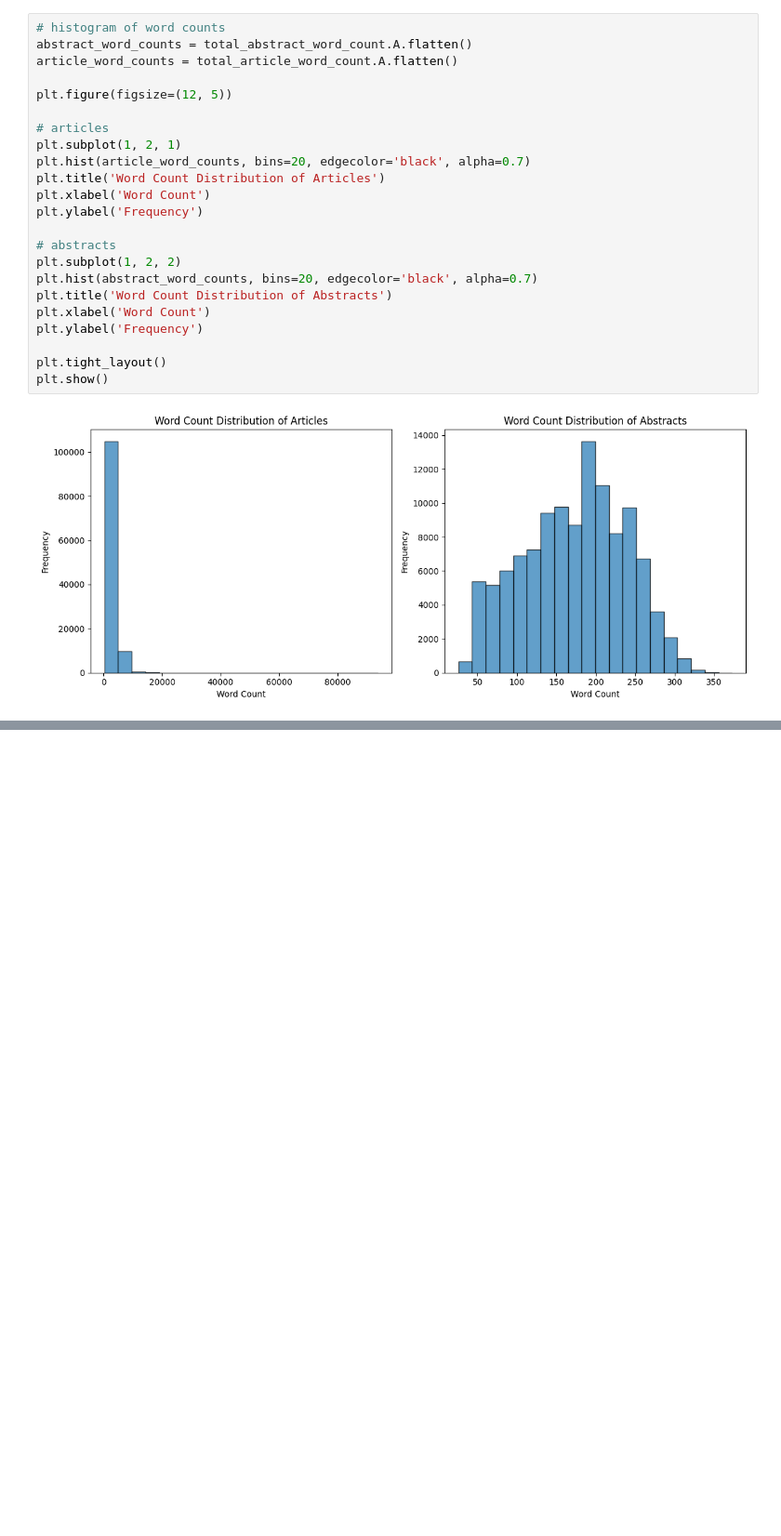
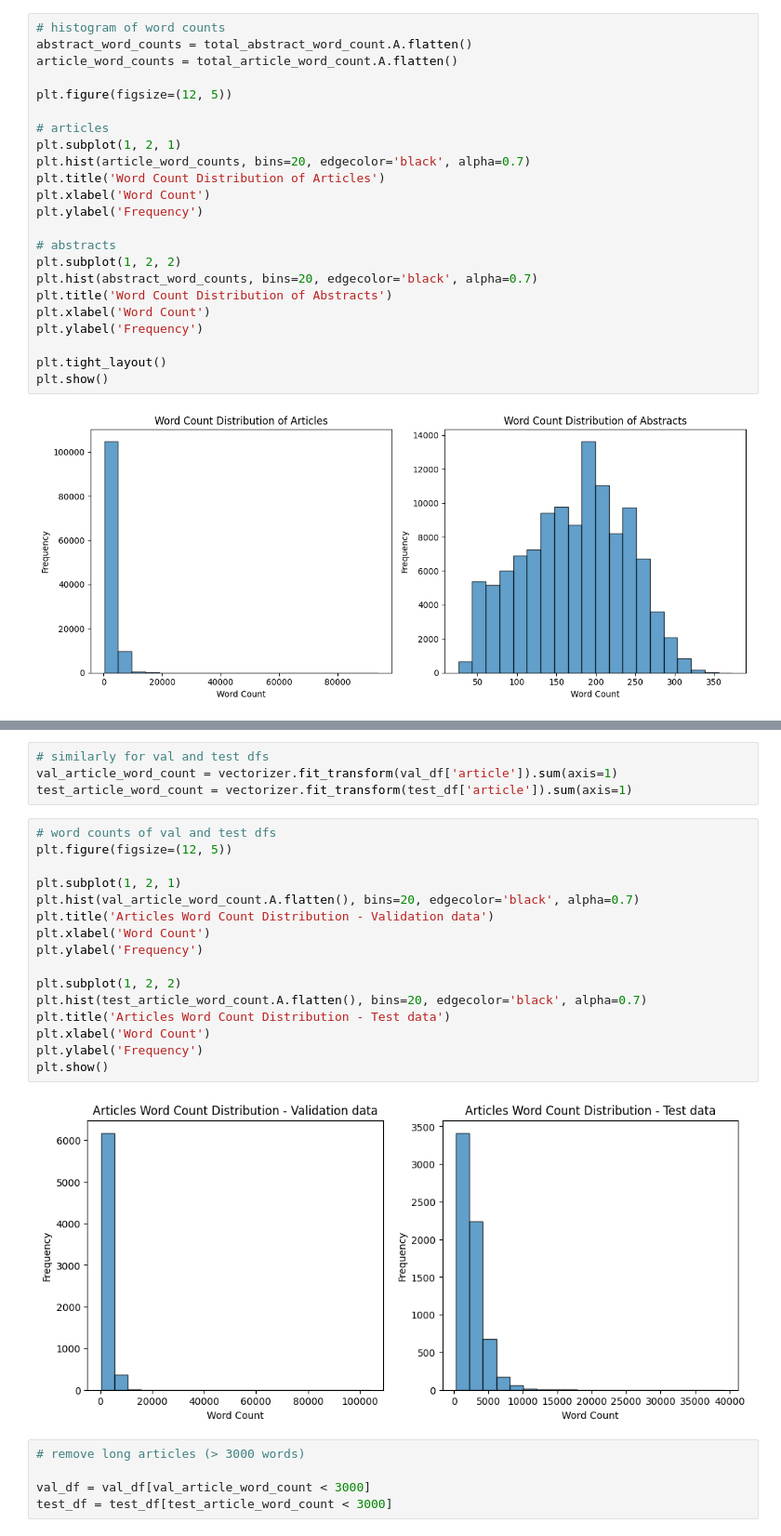
Before and after one commit to Shaz-5/med-article-summarize, a Jupyter notebook: main/data_load_preprocess.ipynb, the cells around one changed output, grey strips where cells are left out. Shown at 93% size. Cells and saved outputs as stored; diff of their text form; blank space fills up the shorter version.

Commit message:
update word count

```diff
--- a/main/data_load_preprocess.ipynb
+++ b/main/data_load_preprocess.ipynb
@@ -1233,0 +1250,27 @@ plot_wordcloud(train_df, 'abstract', title='Abstracts Word Cloud')
+# %%
+# similarly for val and test dfs
+val_article_word_count = vectorizer.fit_transform(val_df['article']).sum(axis=1)
+test_article_word_count = vectorizer.fit_transform(test_df['article']).sum(axis=1)
+# %%
+# word counts of val and test dfs
+plt.figure(figsize=(12, 5))
+
+plt.subplot(1, 2, 1)
+plt.hist(val_article_word_count.A.flatten(), bins=20, edgecolor='black', alpha=0.7)
+plt.title('Articles Word Count Distribution - Validation data')
+plt.xlabel('Word Count')
+plt.ylabel('Frequency')
+
+plt.subplot(1, 2, 2)
+plt.hist(test_article_word_count.A.flatten(), bins=20, edgecolor='black', alpha=0.7)
+plt.title('Articles Word Count Distribution - Test data')
+plt.xlabel('Word Count')
+plt.ylabel('Frequency')
+plt.show()
+# %% [output]
+[figure, added]
+# %%
+# remove long articles (> 3000 words)
+
+val_df = val_df[val_article_word_count < 3000]
+test_df = test_df[test_article_word_count < 3000]
```
Also changed, not shown: parts of 14 cells of this notebook.
